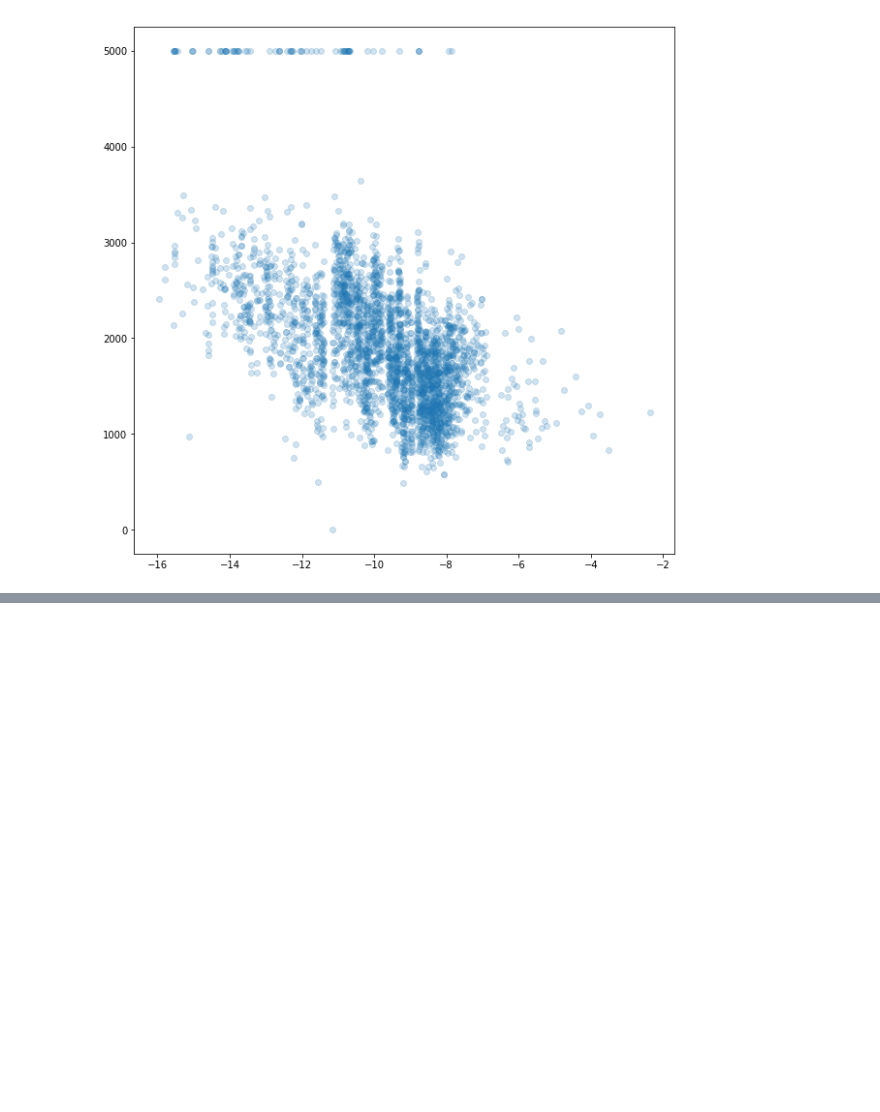
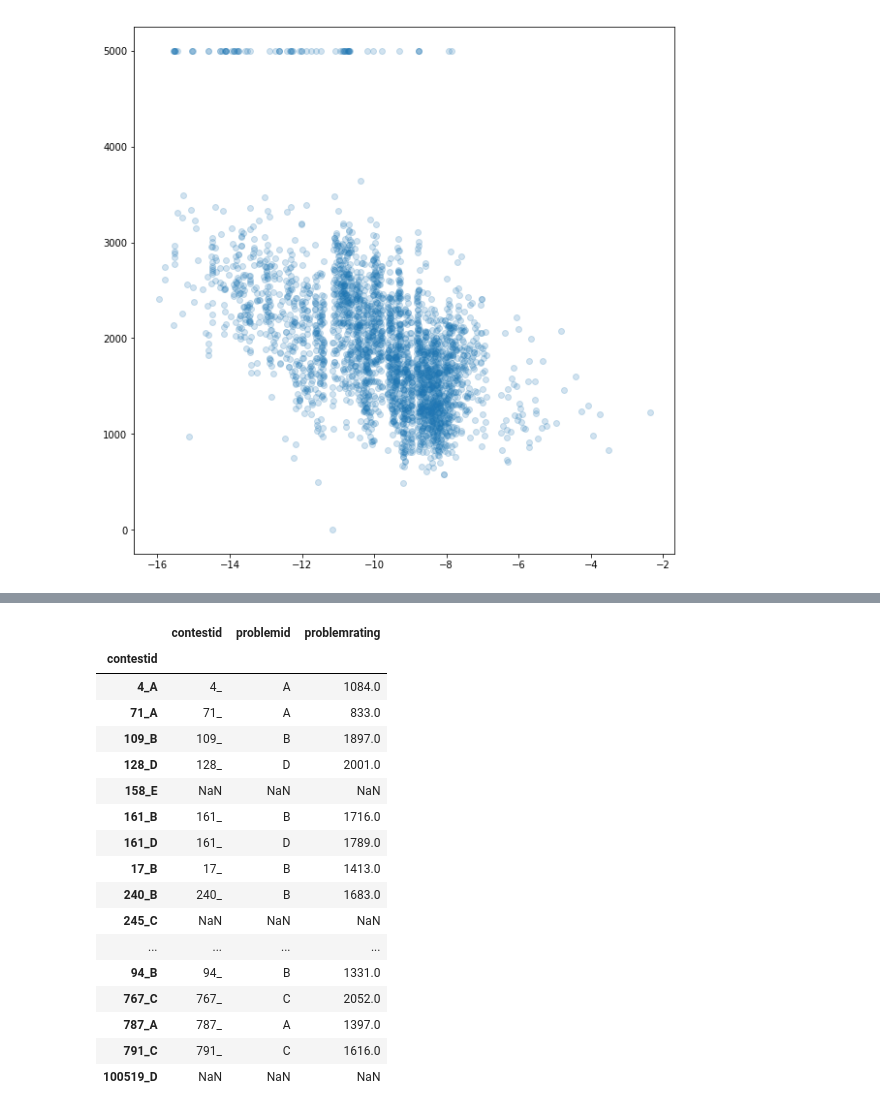
Before and after one commit to yjiao/codeforces_predict, a Jupyter notebook: RF on questions.ipynb, the cells around one changed output, grey strips where cells are left out. Cells and saved outputs as stored; diff of their text form; code cells hidden in the pictures; blank space fills up the shorter version.

```diff
--- a/RF on questions.ipynb
+++ b/RF on questions.ipynb
@@ -185,0 +233,21 @@ plt.scatter(np.log(impsorted[impsorted > thresh]), imprates[impsorted > thresh],
+# %%
+problem_rating.loc[np.array(columns)[idx]]
+# %% [output]
+|  | contestid | problemid | problemrating |
+| contestid |  |  |  |
+| 4_A | 4_ | A | 1084.0 |
+| 71_A | 71_ | A | 833.0 |
+| 109_B | 109_ | B | 1897.0 |
+| 128_D | 128_ | D | 2001.0 |
+| 158_E | NaN | NaN | NaN |
+| 161_B | 161_ | B | 1716.0 |
+| 161_D | 161_ | D | 1789.0 |
+| 17_B | 17_ | B | 1413.0 |
+| 240_B | 240_ | B | 1683.0 |
+| 245_C | NaN | NaN | NaN |
+| ... | ... | ... | ... |
+| 94_B | 94_ | B | 1331.0 |
+| 767_C | 767_ | C | 2052.0 |
+| 787_A | 787_ | A | 1397.0 |
+| 791_C | 791_ | C | 1616.0 |
+| 100519_D | NaN | NaN | NaN |
```
Also changed, not shown: parts of 2 cells of this notebook, 1 other file.
